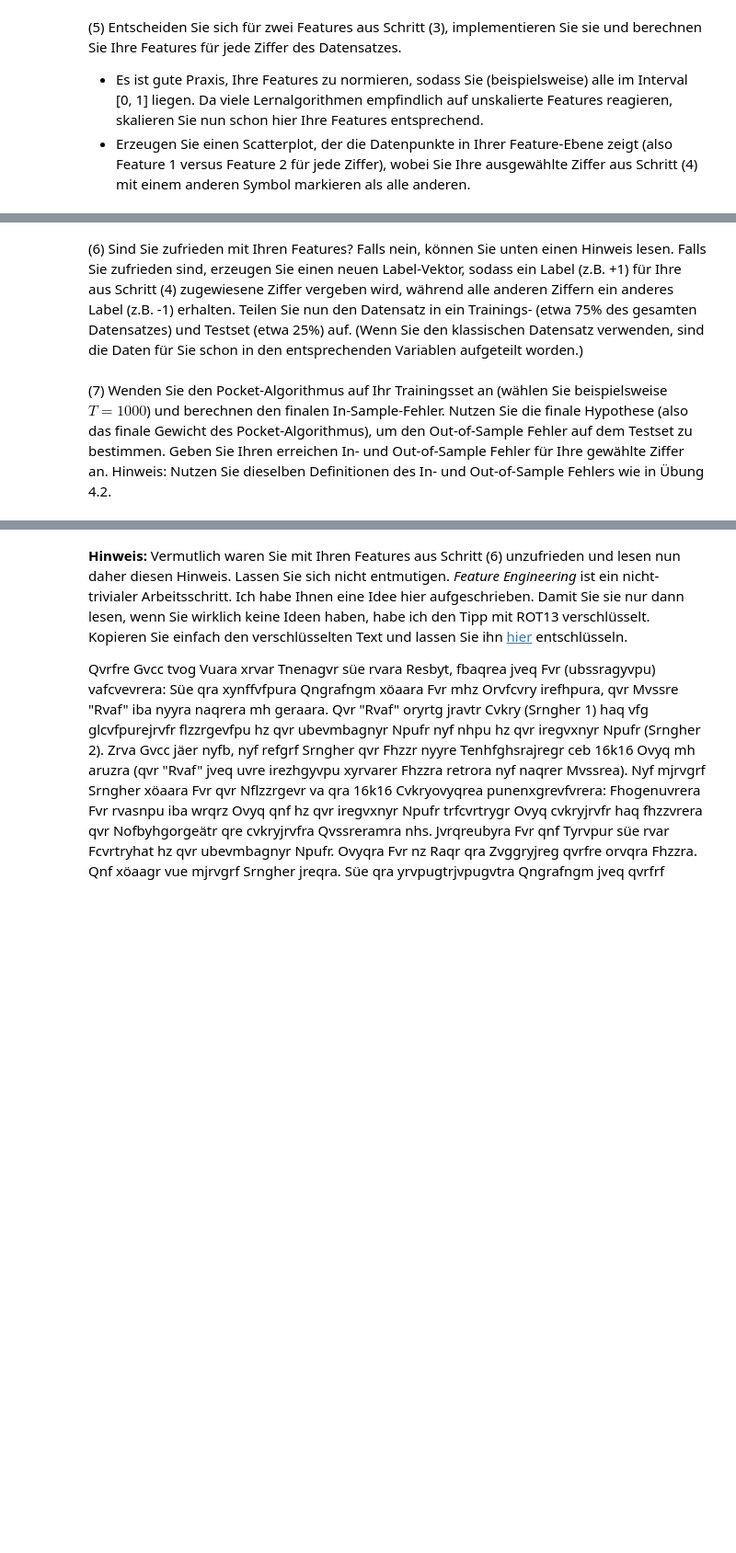
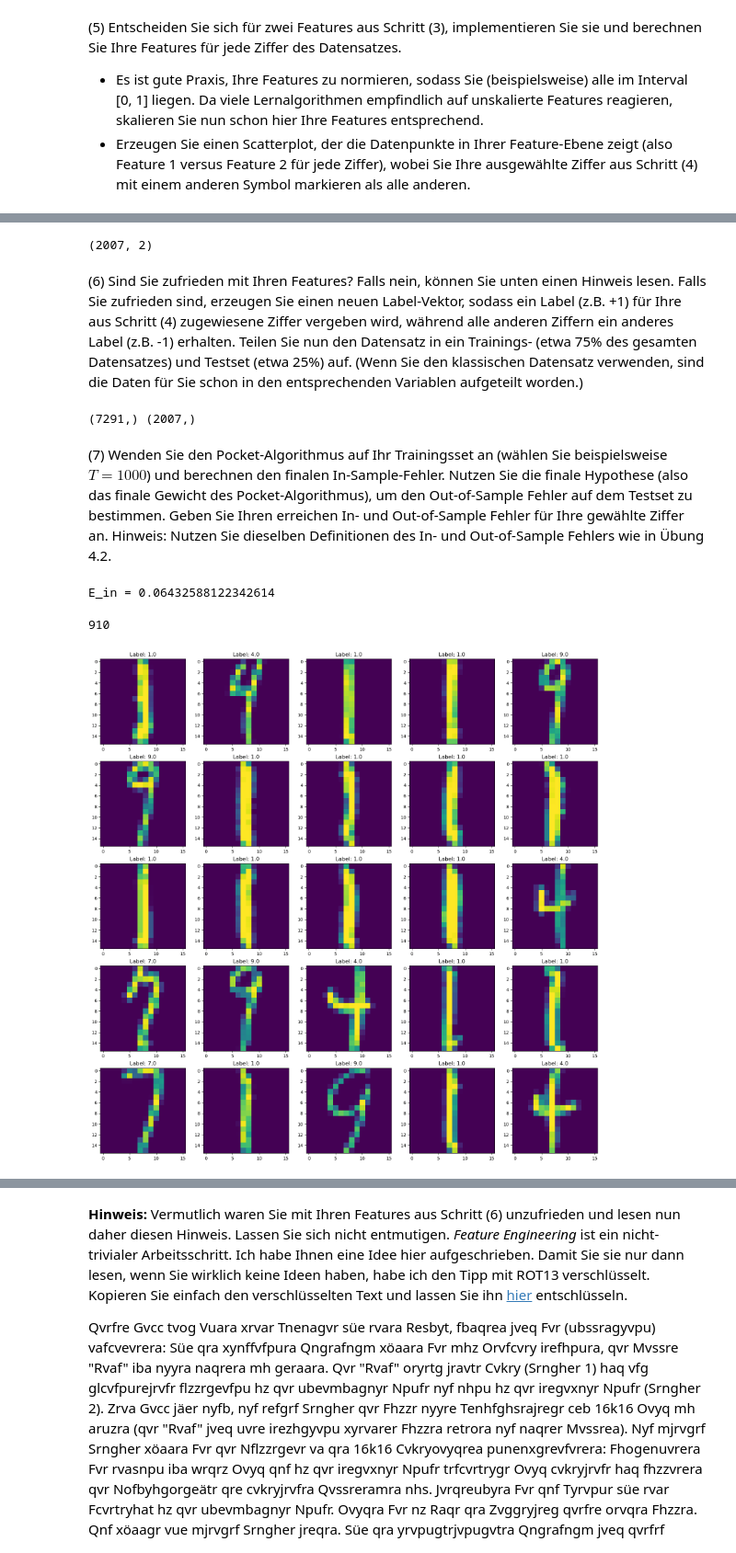
Before and after one commit to cortex359/ml1.ws25, a Jupyter notebook: uebung4/TKKR-4-Ziffernerkennung.ipynb, the cells around one changed output, grey strips where cells are left out. Shown at 92% size. Drawn from its saved outputs; the diff is of its cells as text; code cells hidden in the pictures; blank space fills up the shorter version.

```diff
--- a/uebung4/TKKR-4-Ziffernerkennung.ipynb
+++ b/uebung4/TKKR-4-Ziffernerkennung.ipynb
@@ -385,3 +415,22 @@ plt.imshow(np.reshape(data['train_data'][0],(16,16)))
 
 * Es ist gute Praxis, Ihre Features zu normieren, sodass Sie (beispielsweise) alle im Interval \[0, 1\] liegen. Da viele Lernalgorithmen empfindlich auf unskalierte Features reagieren, skalieren Sie nun schon hier Ihre Features entsprechend.
 * Erzeugen Sie einen Scatterplot, der die Datenpunkte in Ihrer Feature-Ebene zeigt (also Feature 1 versus Feature 2 für jede Ziffer), wobei Sie Ihre ausgewählte Ziffer aus Schritt (4) mit einem anderen Symbol markieren als alle anderen.
+# %%
+X: np.ndarray = data['train_data']
+# Summe der Pixel
+sum_of_values = X.sum(axis=1)
+# Z-Scoring, um keine Ungleichkeit in die Features zu bringen
+sum_of_values = (sum_of_values - np.average(sum_of_values)) / np.std(sum_of_values)
+
+# Anz der gleichen Pixel, wenn das Bild in dev Diagonalen gespiegelt wird
+diagonal_symmetricity = (X.reshape((X.shape[0], 16, 16)) == X.reshape((X.shape[0], 16, 16)).transpose((0, 2, 1)).copy()).reshape(X.shape[0], X.shape[1]).sum(axis=1)
+# Z-Scoring
+diagonal_symmetricity = (diagonal_symmetricity - np.average(diagonal_symmetricity)) / np.std(diagonal_symmetricity)
+for number in np.unique(data["train_targets"]):
+    print(f"{number=}")
+    print("Label 1: ", np.average(sum_of_values[data["train_targets"][0] == number]))
+    print("Label 2: ", np.average(diagonal_symmetricity[data["train_targets"][0] == number]))
+
+
+x_train = np.c_[sum_of_values, diagonal_symmetricity]
+print(x_train.shape)
@@ -388,4 +455,52 @@ plt.imshow(np.reshape(data['train_data'][0],(16,16)))
+# %%
+X_test: np.ndarray = data['test_data']
+# Anz der Schwarzen Pixel
+summ_of_pixels_test = X_test.sum(axis=1)
+# Z-Scoring
+summ_of_pixels_test = (summ_of_pixels_test - np.average(summ_of_pixels_test)) / np.std(summ_of_pixels_test)
+
+# Anz der gleichen Pixel, wenn das Bild in dev Diagonalen gespiegelt wird
+vertical_symmetricity_test = (X_test.reshape((X_test.shape[0], 16, 16)) == X_test.reshape((X_test.shape[0], 16, 16)).transpose((0, 2, 1)).copy()).reshape(X_test.shape[0], X_test.shape[1]).sum(axis=1)
+vertical_symmetricity_test = (vertical_symmetricity_test - np.average(vertical_symmetricity_test)) / np.std(vertical_symmetricity_test)
+
+x_test = np.c_[summ_of_pixels_test, vertical_symmetricity_test]
+print(x_test.shape)
+# %% [output]
+(2007, 2)
 # %% [markdown]
 (6) Sind Sie zufrieden mit Ihren Features? Falls nein, können Sie unten einen Hinweis lesen. Falls Sie zufrieden sind, erzeugen Sie einen neuen Label-Vektor, sodass ein Label (z.B. +1) für Ihre aus Schritt (4) zugewiesene Ziffer vergeben wird, während alle anderen Ziffern ein anderes Label (z.B. -1) erhalten. Teilen Sie nun den Datensatz in ein Trainings- (etwa 75% des gesamten Datensatzes) und Testset (etwa 25%) auf. (Wenn Sie den klassischen Datensatz verwenden, sind die Daten für Sie schon in den entsprechenden Variablen aufgeteilt worden.)
+# %%
+y = np.where(data["train_targets"] == 1, 1, -1)[0]
+y_test = np.where(data["test_targets"] == 1, 1, -1)[0]
+print(y.shape, y_test.shape)
+# %% [output]
+(7291,) (2007,)
 # %% [markdown]
 (7) Wenden Sie den Pocket-Algorithmus auf Ihr Trainingsset an (wählen Sie beispielsweise $T=1000$) und berechnen den finalen In-Sample-Fehler. Nutzen Sie die finale Hypothese (also das finale Gewicht des Pocket-Algorithmus), um den Out-of-Sample Fehler auf dem Testset zu bestimmen. Geben Sie Ihren erreichen In- und Out-of-Sample Fehler für Ihre gewählte Ziffer an. Hinweis: Nutzen Sie dieselben Definitionen des In- und Out-of-Sample Fehlers wie in Übung 4.2.
+# %%
+w = pla_pocket(x_train, y, 1000)
+x_stacked = np.hstack((np.ones(((x_train.shape[0], 1))), x_train))
+y_pred = h(x_stacked, w)
+print(f"E_in = {(y != y_pred).sum() / y.shape[0]}")
+# %% [output]
+E_in = 0.06432588122342614
+# %%
+predicted_zeros = X[y_pred == 1]
+predicted_zeros_actual = data["train_targets"][0][y_pred == 1]
+
+print(predicted_zeros.shape[0])
+idx = np.random.choice(np.arange(predicted_zeros.shape[0]), 25)
+predicted_zeros_nine = predicted_zeros[idx]
+predicted_zeros_nine_actual = predicted_zeros_actual[idx]
+
+_, ax = plt.subplots(5, 5, figsize=(20, 20))
+ax = ax.flatten()
+
+for i, x in enumerate(predicted_zeros_nine):
+    ax[i].imshow(np.reshape(x,(16,16)))
+    ax[i].set_title(f"Label: {predicted_zeros_nine_actual[i]}")
+
+plt.show()
+# %% [output]
+910
+[figure, added]
```
Also changed, not shown: parts of 25 cells of this notebook.
